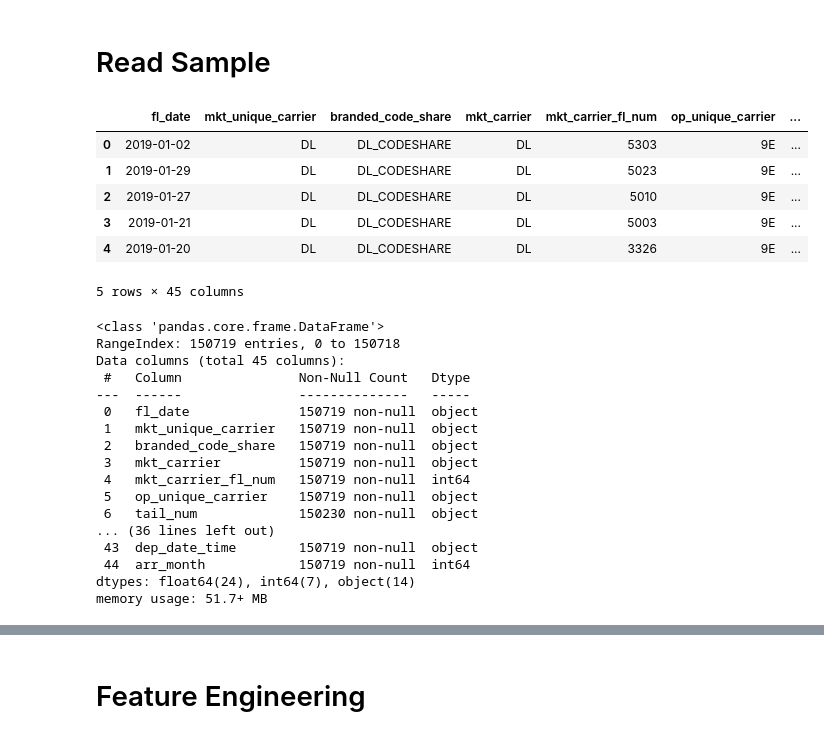
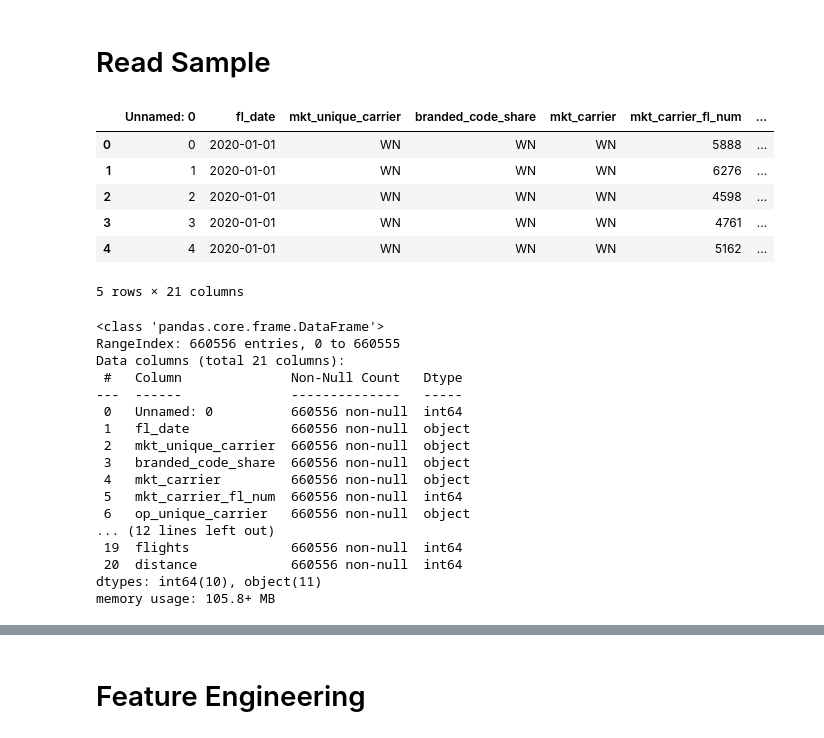
Before and after one commit to vamsidhar-reddy-rajula/Flight-delays, a Jupyter notebook: notebooks/5_feature_engineering.ipynb, the cells around one changed output, grey strips where cells are left out. Drawn from its saved outputs; the diff is of its cells as text; code cells hidden in the pictures.

```diff
--- a/notebooks/5_feature_engineering.ipynb
+++ b/notebooks/5_feature_engineering.ipynb
@@ -10,34 +10,35 @@ from datetime import timedelta, datetime
 # %% [markdown]
 # Read Sample
 # %%
-flights_sample = pd.read_csv(r"../data/1_sampled data/2_percent.csv")
+# flights_sample = pd.read_csv(r"../data/1_sampled data/3_percent.csv")
+flights_sample = pd.read_csv(r"flights_test.csv")
 flights_sample.head()
 # %% [output]
-|  | fl_date | mkt_unique_carrier | branded_code_share | mkt_carrier | mkt_carrier_fl_num | op_unique_carrier | ... |
-| 0 | 2019-01-02 | DL | DL_CODESHARE | DL | 5303 | 9E | ... |
-| 1 | 2019-01-29 | DL | DL_CODESHARE | DL | 5023 | 9E | ... |
-| 2 | 2019-01-27 | DL | DL_CODESHARE | DL | 5010 | 9E | ... |
-| 3 | 2019-01-21 | DL | DL_CODESHARE | DL | 5003 | 9E | ... |
-| 4 | 2019-01-20 | DL | DL_CODESHARE | DL | 3326 | 9E | ... |
+|  | Unnamed: 0 | fl_date | mkt_unique_carrier | branded_code_share | mkt_carrier | mkt_carrier_fl_num | ... |
+| 0 | 0 | 2020-01-01 | WN | WN | WN | 5888 | ... |
+| 1 | 1 | 2020-01-01 | WN | WN | WN | 6276 | ... |
+| 2 | 2 | 2020-01-01 | WN | WN | WN | 4598 | ... |
+| 3 | 3 | 2020-01-01 | WN | WN | WN | 4761 | ... |
+| 4 | 4 | 2020-01-01 | WN | WN | WN | 5162 | ... |
-5 rows × 45 columns
+5 rows × 21 columns
 # %%
 flights_sample.info()
 # %% [output]
 <class 'pandas.core.frame.DataFrame'>
-RangeIndex: 150719 entries, 0 to 150718
-Data columns (total 45 columns):
- #   Column               Non-Null Count   Dtype
----  ------               --------------   -----
- 0   fl_date              150719 non-null  object
- 1   mkt_unique_carrier   150719 non-null  object
- 2   branded_code_share   150719 non-null  object
- 3   mkt_carrier          150719 non-null  object
- 4   mkt_carrier_fl_num   150719 non-null  int64
- 5   op_unique_carrier    150719 non-null  object
- 6   tail_num             150230 non-null  object
-... (36 lines left out)
- 43  dep_date_time        150719 non-null  object
- 44  arr_month            150719 non-null  int64
-dtypes: float64(24), int64(7), object(14)
-memory usage: 51.7+ MB
+RangeIndex: 660556 entries, 0 to 660555
+Data columns (total 21 columns):
+ #   Column              Non-Null Count   Dtype
+---  ------              --------------   -----
+ 0   Unnamed: 0          660556 non-null  int64
+ 1   fl_date             660556 non-null  object
+ 2   mkt_unique_carrier  660556 non-null  object
+ 3   branded_code_share  660556 non-null  object
+ 4   mkt_carrier         660556 non-null  object
+ 5   mkt_carrier_fl_num  660556 non-null  int64
+ 6   op_unique_carrier   660556 non-null  object
+... (12 lines left out)
+ 19  flights             660556 non-null  int64
+ 20  distance            660556 non-null  int64
+dtypes: int64(10), object(11)
+memory usage: 105.8+ MB
 # %%
```
Also changed, not shown: parts of 31 cells of this notebook, 6 other files.
